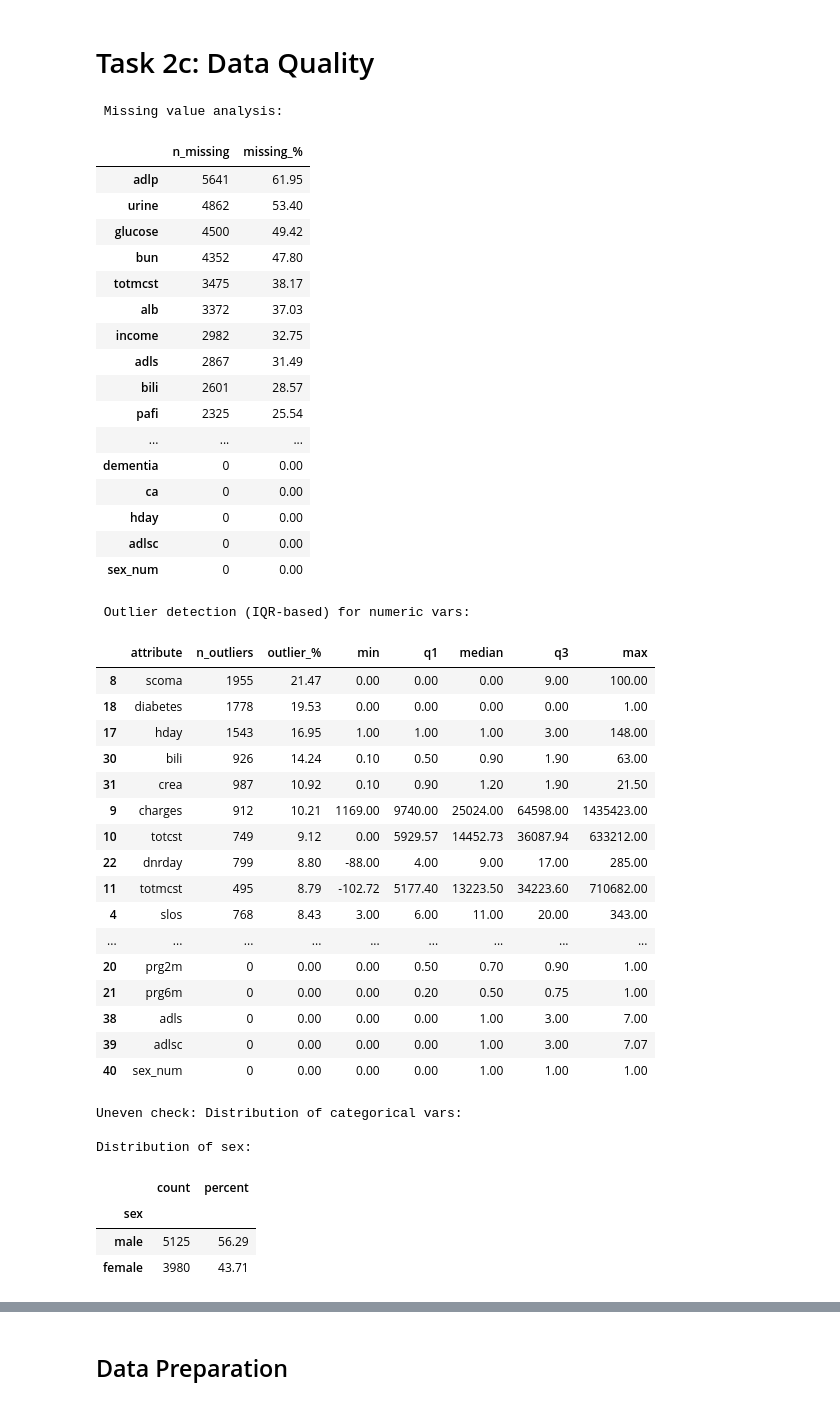
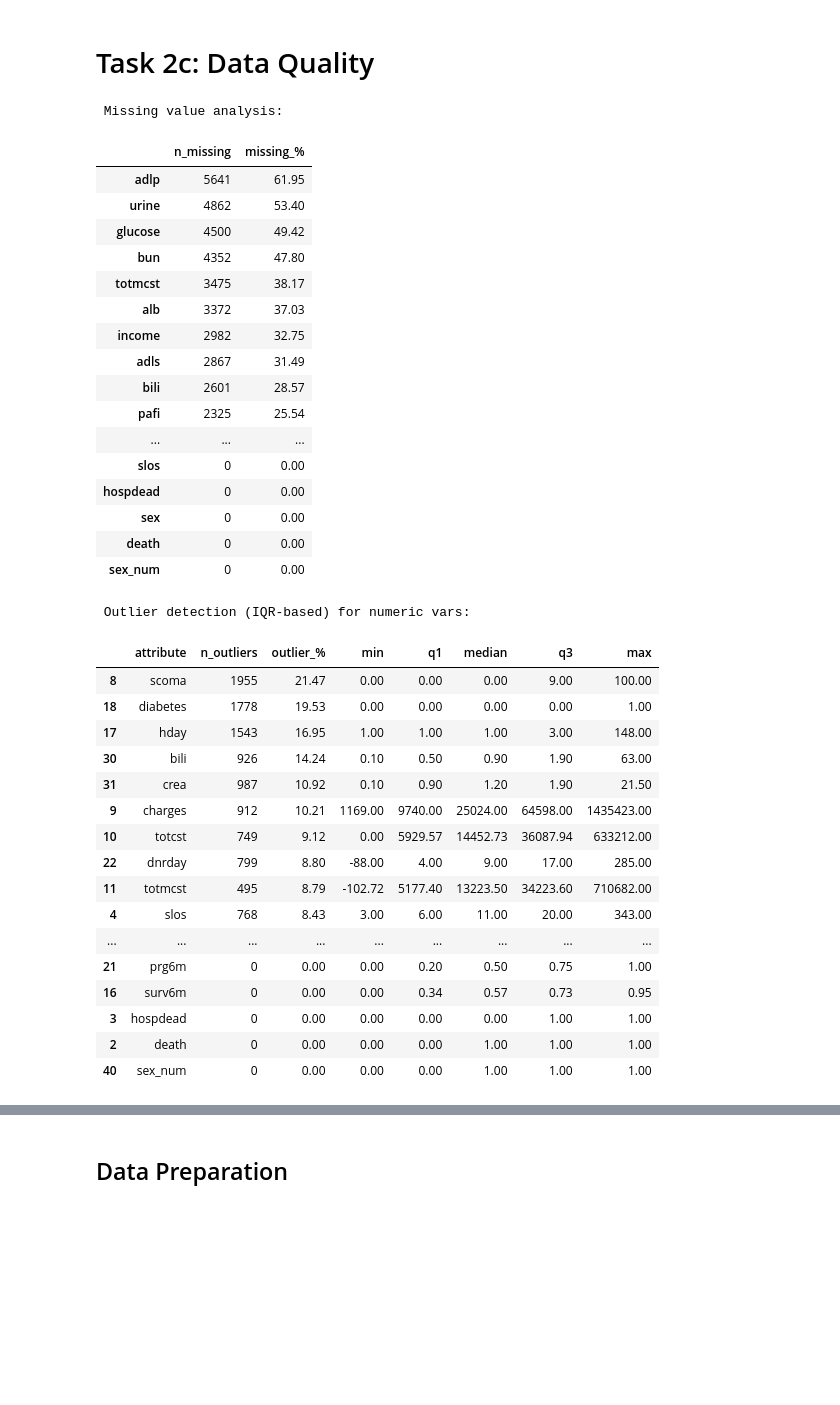
Before and after one commit to morawia/hospital-los, a Jupyter notebook: notebook/BI-hospital-los_251201.ipynb, the cells around one changed output, grey strips where cells are left out. Cells and saved outputs as stored; diff of their text form; code cells hidden in the pictures; blank space fills up the shorter version.

Commit message:
Added visual exploration, changed statistical properties and documentation

```diff
--- a/notebook/BI-hospital-los_251201.ipynb
+++ b/notebook/BI-hospital-los_251201.ipynb
@@ -1116,73 +1177,41 @@ for col in num_cols:
 outlier_summary = pd.DataFrame(outlier_rows).sort_values("outlier_%", ascending=False).round(2)
 display(outlier_summary)
 
-# uneven check: distribution of categorical vars
-
-print("\nUneven check: Distribution of categorical vars:")
-
-# key attributes
-key_categoricals = ["sex", "race", "dzclass", "dzgroup", "income", "dnr", "sfdm2"]
-key_categoricals = [c for c in key_categoricals]
-
-for col in key_categoricals:
-    vc = data[col].value_counts(dropna=False)
-    dist = pd.DataFrame({
-        "count": vc,
-        "percent": (vc / len(data) * 100).round(2)
-    })
-    print(f"\nDistribution of {col}:")
-    display(dist)
-
-    end_time_dq = now()
-
-    # bar plot for visual analysis
-    plt.figure(figsize=(6, 3))
-    sns.countplot(x=col, data=data, order=vc.index)
-    plt.title(f"Distribution of {col}")
-    plt.xticks(rotation=45)
-    plt.tight_layout()
-    plt.show()
+end_time_dq = now()
 # %% [output]
  Missing value analysis:
 |  | n_missing | missing_% |
 | adlp | 5641 | 61.95 |
 | urine | 4862 | 53.40 |
 | glucose | 4500 | 49.42 |
 | bun | 4352 | 47.80 |
 | totmcst | 3475 | 38.17 |
 | alb | 3372 | 37.03 |
 | income | 2982 | 32.75 |
 | adls | 2867 | 31.49 |
 | bili | 2601 | 28.57 |
 | pafi | 2325 | 25.54 |
 | ... | ... | ... |
-| dementia | 0 | 0.00 |
-| ca | 0 | 0.00 |
-| hday | 0 | 0.00 |
-| adlsc | 0 | 0.00 |
+| slos | 0 | 0.00 |
+| hospdead | 0 | 0.00 |
+| sex | 0 | 0.00 |
+| death | 0 | 0.00 |
 | sex_num | 0 | 0.00 |
  Outlier detection (IQR-based) for numeric vars:
 |  | attribute | n_outliers | outlier_% | min | q1 | median | q3 | max |
 | 8 | scoma | 1955 | 21.47 | 0.00 | 0.00 | 0.00 | 9.00 | 100.00 |
 | 18 | diabetes | 1778 | 19.53 | 0.00 | 0.00 | 0.00 | 0.00 | 1.00 |
 | 17 | hday | 1543 | 16.95 | 1.00 | 1.00 | 1.00 | 3.00 | 148.00 |
 | 30 | bili | 926 | 14.24 | 0.10 | 0.50 | 0.90 | 1.90 | 63.00 |
 | 31 | crea | 987 | 10.92 | 0.10 | 0.90 | 1.20 | 1.90 | 21.50 |
 | 9 | charges | 912 | 10.21 | 1169.00 | 9740.00 | 25024.00 | 64598.00 | 1435423.00 |
 | 10 | totcst | 749 | 9.12 | 0.00 | 5929.57 | 14452.73 | 36087.94 | 633212.00 |
 | 22 | dnrday | 799 | 8.80 | -88.00 | 4.00 | 9.00 | 17.00 | 285.00 |
 | 11 | totmcst | 495 | 8.79 | -102.72 | 5177.40 | 13223.50 | 34223.60 | 710682.00 |
 | 4 | slos | 768 | 8.43 | 3.00 | 6.00 | 11.00 | 20.00 | 343.00 |
 | ... | ... | ... | ... | ... | ... | ... | ... | ... |
-| 20 | prg2m | 0 | 0.00 | 0.00 | 0.50 | 0.70 | 0.90 | 1.00 |
 | 21 | prg6m | 0 | 0.00 | 0.00 | 0.20 | 0.50 | 0.75 | 1.00 |
-| 38 | adls | 0 | 0.00 | 0.00 | 0.00 | 1.00 | 3.00 | 7.00 |
-| 39 | adlsc | 0 | 0.00 | 0.00 | 0.00 | 1.00 | 3.00 | 7.07 |
+| 16 | surv6m | 0 | 0.00 | 0.00 | 0.34 | 0.57 | 0.73 | 0.95 |
+| 3 | hospdead | 0 | 0.00 | 0.00 | 0.00 | 0.00 | 1.00 | 1.00 |
+| 2 | death | 0 | 0.00 | 0.00 | 0.00 | 1.00 | 1.00 | 1.00 |
 | 40 | sex_num | 0 | 0.00 | 0.00 | 0.00 | 1.00 | 1.00 | 1.00 |
-Uneven check: Distribution of categorical vars:
-
-Distribution of sex:
-|  | count | percent |
-| sex |  |  |
-| male | 5125 | 56.29 |
-| female | 3980 | 43.71 |
```
Also changed, not shown: parts of 14 cells of this notebook.
